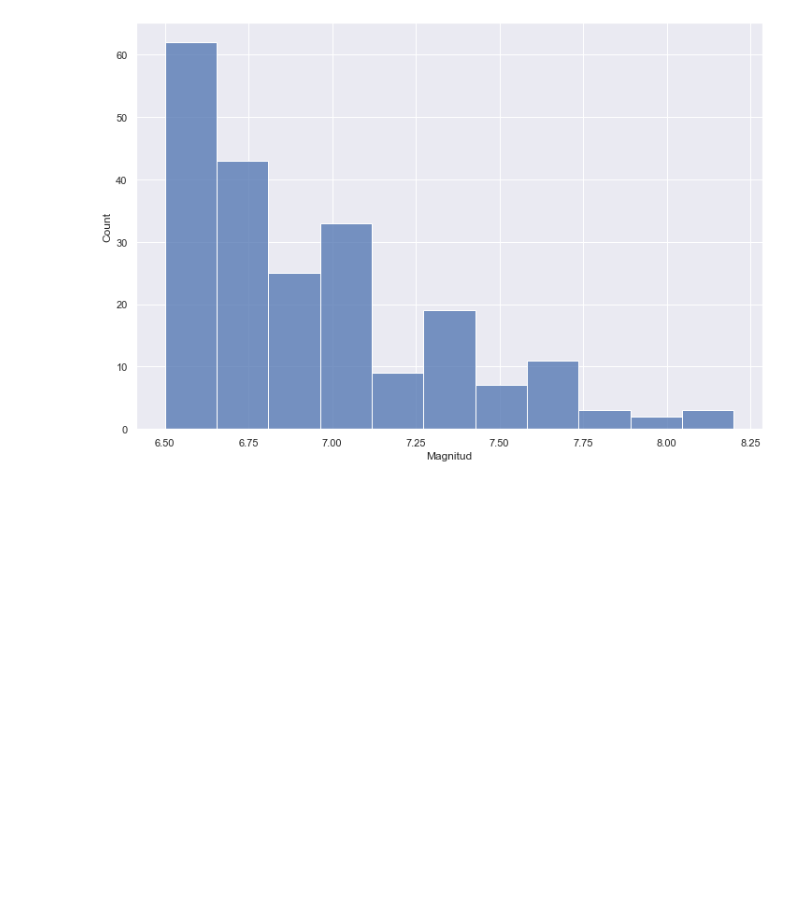
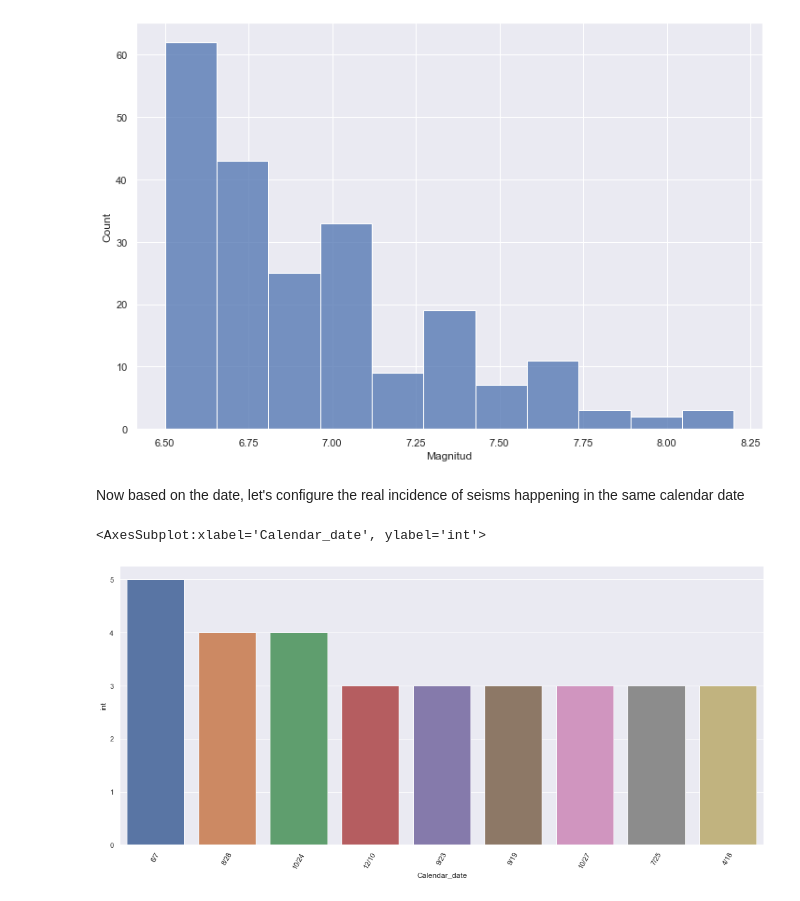
Before and after one commit to eflopezruiz/19SeptemberCDMX, a Jupyter notebook: 19S_seismic_and_simulation.ipynb, the cells around one changed output. Cells and saved outputs as stored; diff of their text form; code cells hidden in the pictures; blank space fills up the shorter version.

```diff
--- a/19S_seismic_and_simulation.ipynb
+++ b/19S_seismic_and_simulation.ipynb
@@ -98,3 +98,29 @@ sns.histplot(data = earthQ, x = 'Magnitud')
 # %% [output]
 <AxesSubplot:xlabel='Magnitud', ylabel='Count'>
 [figure]
+# %% [markdown]
+Now based on the date, let's configure the real incidence of seisms happening in the same calendar date
+# %%
+#Build a calendar date column
+#Since the date time is a string type, we will take advantage
+
+
+earthQ['Calendar_date'] = earthQ['Fecha'].str[:-5]
+#Add a constant column to count the incidences
+
+earthQ['int'] = 1
+
+#After that with a pivot, we may get to know if any date other than September 19 has presented seismic events
+
+earthQ_count = pd.pivot_table(earthQ,index='Calendar_date', values=['int','Magnitud'], aggfunc={'int':np.sum,'Magnitud':np.mean}).sort_values(by='int', ascending=False).reset_index()
+earthQ_count = earthQ_count[earthQ_count['int'] > 2]
+# %%
+#Use barplot to visualize calendar dates with 2 or more earthquakes since 1900
+import matplotlib.pylab as plt
+
+sns.set(rc={'figure.figsize':(18,8)})
+plt.xticks(rotation=60)
+sns.barplot(data=earthQ_count, x="Calendar_date", y="int")
+# %% [output]
+<AxesSubplot:xlabel='Calendar_date', ylabel='int'>
+[figure, added]
```
